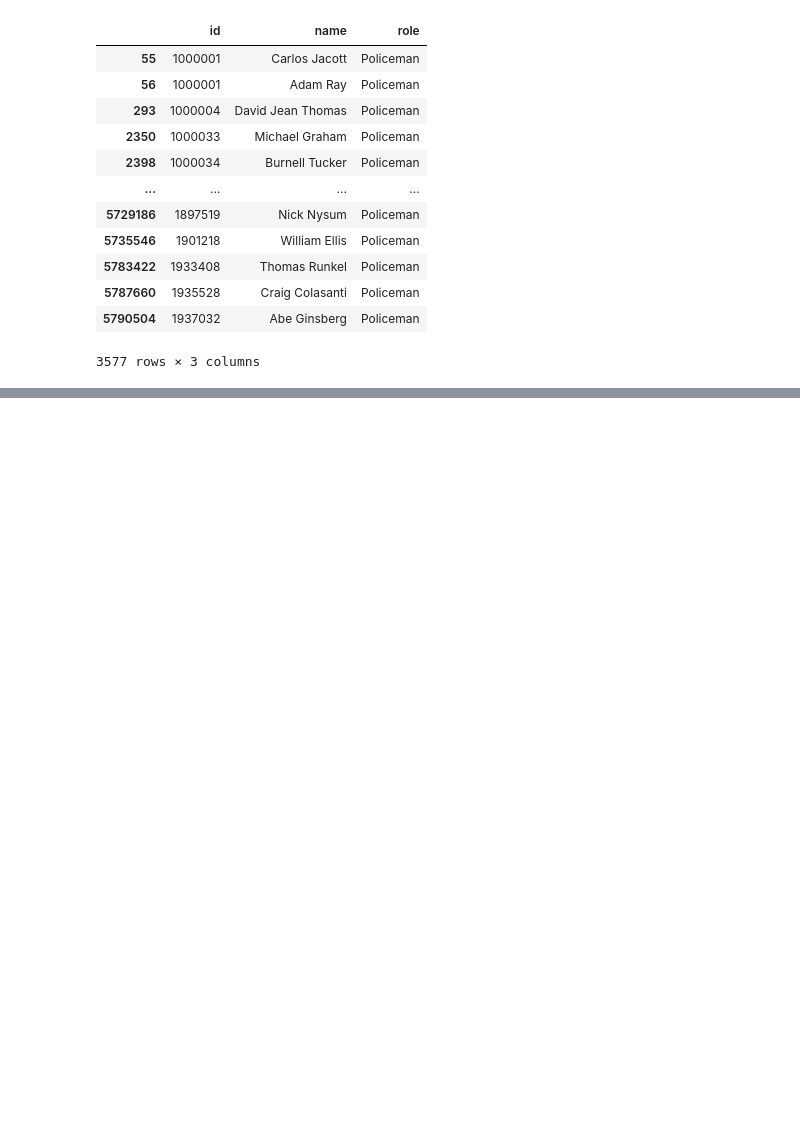
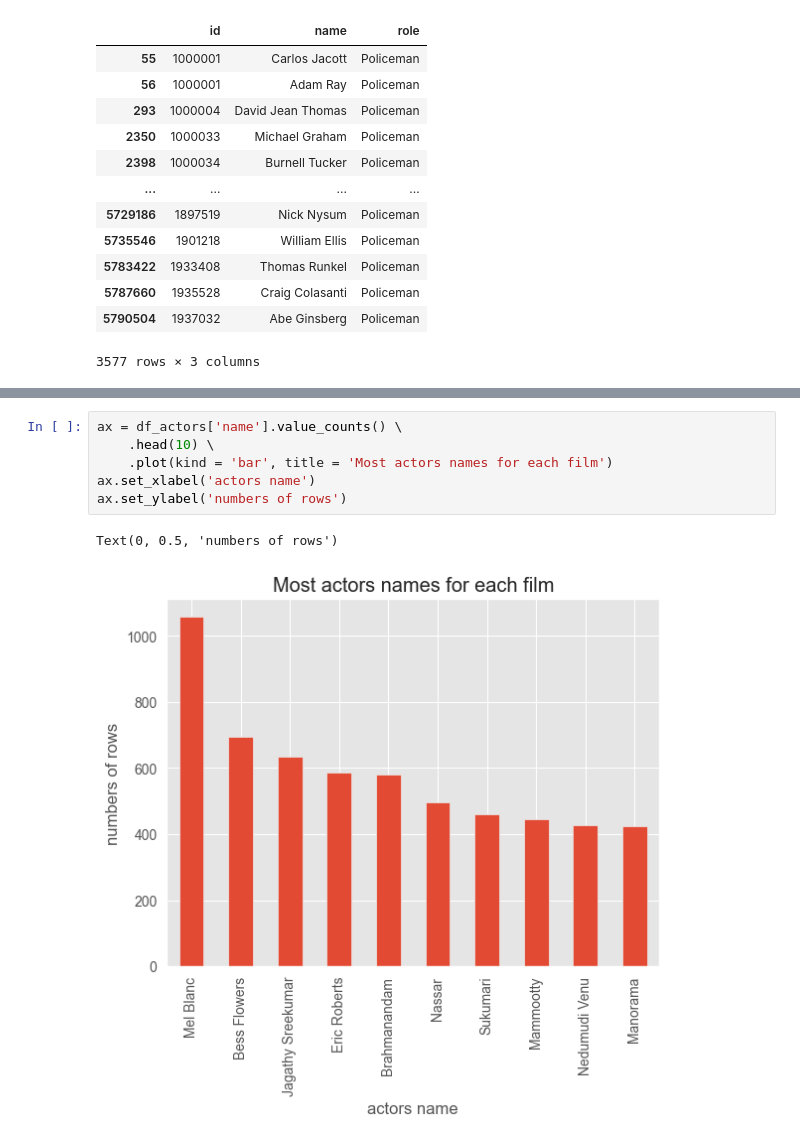
Before and after one commit to deicco/Assignment_TWEB, a Jupyter notebook: notebooks/actors.ipynb, the cells around one changed output, grey strips where cells are left out. Cells and saved outputs as stored; diff of their text form; blank space fills up the shorter version.

```diff
--- a/notebooks/actors.ipynb
+++ b/notebooks/actors.ipynb
@@ -218,0 +362,9 @@ df_actors.query('role == "Policeman"')
+# %%
+ax = df_actors['name'].value_counts() \
+    .head(10) \
+    .plot(kind = 'bar', title = 'Most actors names for each film')
+ax.set_xlabel('actors name')
+ax.set_ylabel('numbers of rows')
+# %% [output]
+Text(0, 0.5, 'numbers of rows')
+[figure, added]
```
Also changed, not shown: parts of 14 cells of this notebook.
